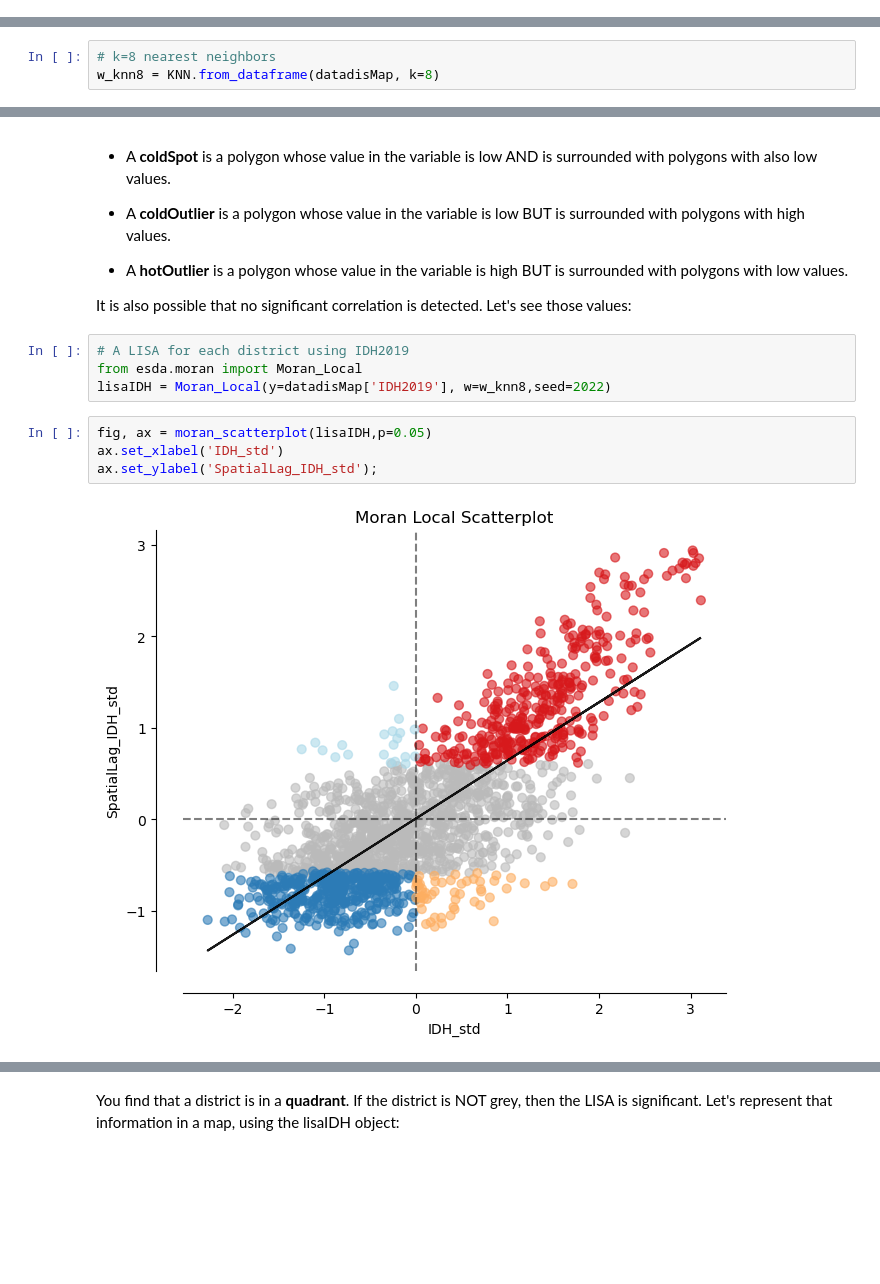
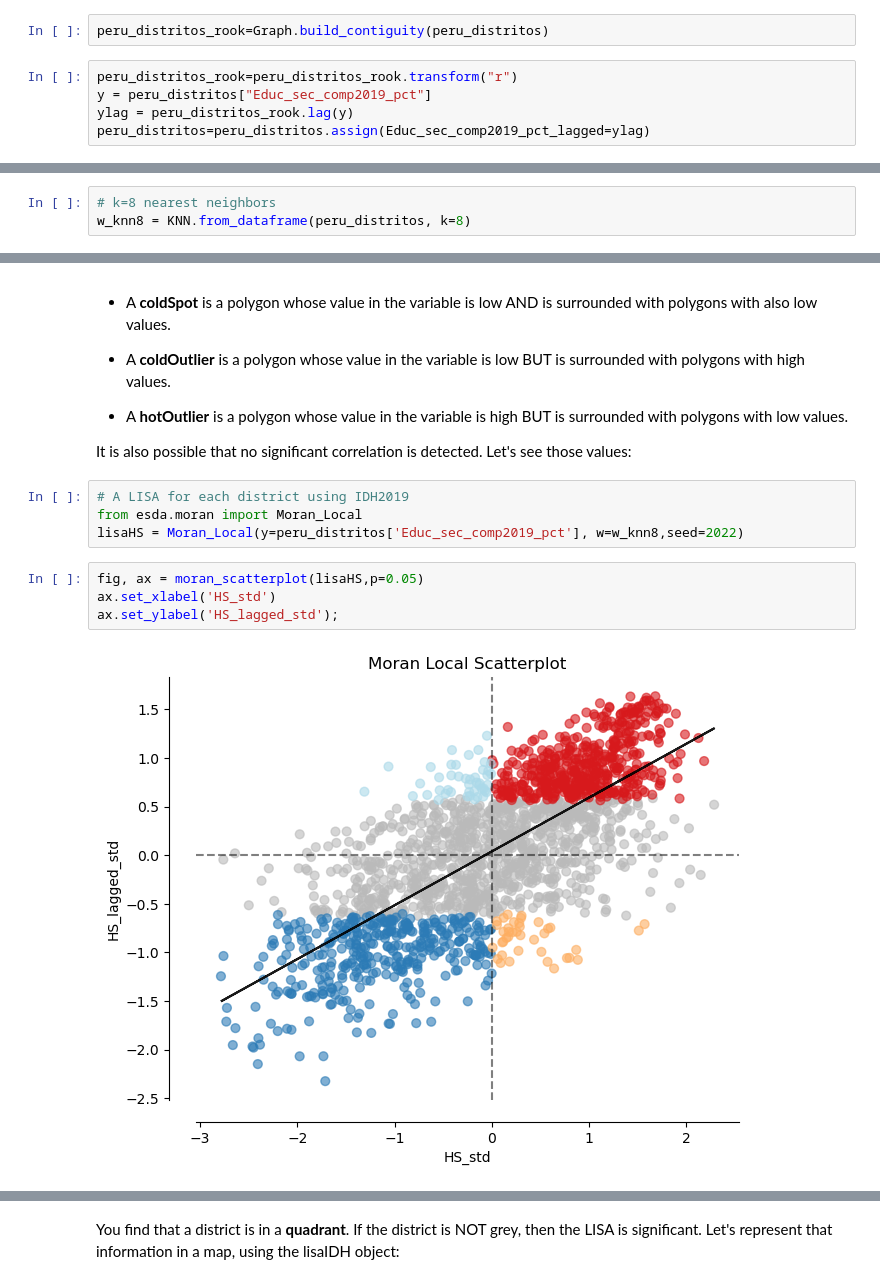
Before and after one commit to CienciaDeDatosEspacial/spatial_autoCorr, a Jupyter notebook: index.ipynb, the cells around one changed output, grey strips where cells are left out. Drawn from its saved outputs; the diff is of its cells as text; blank space fills up the shorter version.

```diff
--- a/index.ipynb
+++ b/index.ipynb
@@ -163,0 +440,7 @@ We can compute the neighborhood for each object in a map using different options
+# %%
+peru_distritos_rook=Graph.build_contiguity(peru_distritos)
+# %%
+peru_distritos_rook=peru_distritos_rook.transform("r")
+y = peru_distritos["Educ_sec_comp2019_pct"]
+ylag = peru_distritos_rook.lag(y)
+peru_distritos=peru_distritos.assign(Educ_sec_comp2019_pct_lagged=ylag)
@@ -203,7 +483,7 @@ The presence of _islands_ will be problematic in more complex applications. An a
 3) Nearest neighbors:
 # %%
 # k=8 nearest neighbors
-w_knn8 = KNN.from_dataframe(datadisMap, k=8)
+w_knn8 = KNN.from_dataframe(peru_distritos, k=8)
 # %%
 w_knn8.islands
 # %% [output]
@@ -378,10 +535,10 @@ It is also possible that no significant correlation is detected. Let's see those
 # %%
 # A LISA for each district using IDH2019
 from esda.moran import Moran_Local
-lisaIDH = Moran_Local(y=datadisMap['IDH2019'], w=w_knn8,seed=2022)
+lisaHS = Moran_Local(y=peru_distritos['Educ_sec_comp2019_pct'], w=w_knn8,seed=2022)
 # %%
-fig, ax = moran_scatterplot(lisaIDH,p=0.05)
-ax.set_xlabel('IDH_std')
-ax.set_ylabel('SpatialLag_IDH_std');
+fig, ax = moran_scatterplot(lisaHS,p=0.05)
+ax.set_xlabel('HS_std')
+ax.set_ylabel('HS_lagged_std');
 # %% [output]
-[figure, old version]
+[figure, new version]
```
Also changed, not shown: parts of 75 cells of this notebook.
